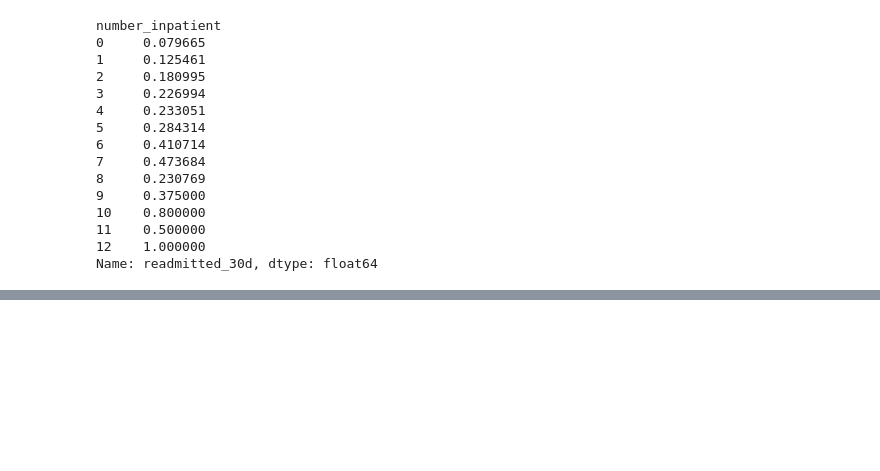
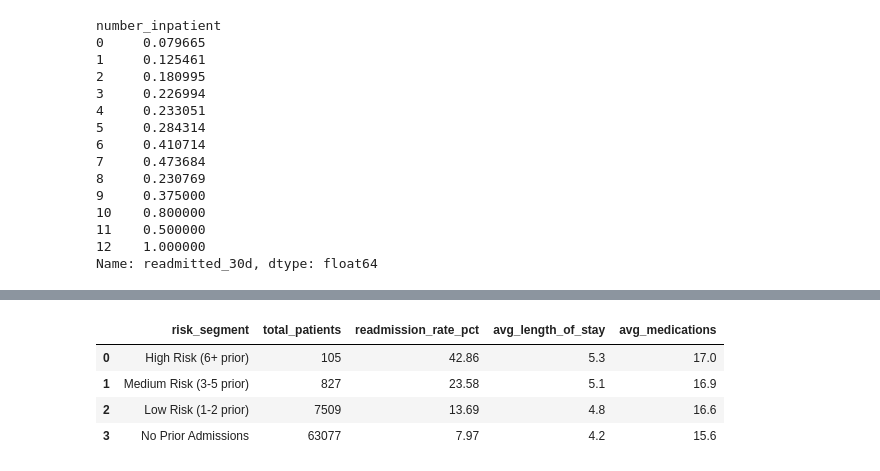
Before and after one commit to Kavya132003/hospital-readmission-analysis, a Jupyter notebook: notebooks/02_eda.ipynb.ipynb, the cells around one changed output, grey strips where cells are left out. Drawn from its saved outputs; the diff is of its cells as text; code cells hidden in the pictures; blank space fills up the shorter version.

```diff
--- a/notebooks/02_eda.ipynb.ipynb
+++ b/notebooks/02_eda.ipynb.ipynb
@@ -85,0 +230,31 @@ Name: readmitted_30d, dtype: float64
+# %%
+#Query 4: CTE — compare high-risk vs low-risk patients (based on prior visits)
+query4 = """
+WITH risk_segments AS (
+    SELECT
+        *,
+        CASE
+            WHEN number_inpatient = 0 THEN 'No Prior Admissions'
+            WHEN number_inpatient BETWEEN 1 AND 2 THEN 'Low Risk (1-2 prior)'
+            WHEN number_inpatient BETWEEN 3 AND 5 THEN 'Medium Risk (3-5 prior)'
+            ELSE 'High Risk (6+ prior)'
+        END AS risk_segment
+    FROM encounters
+)
+SELECT
+    risk_segment,
+    COUNT(*) AS total_patients,
+    ROUND(AVG(readmitted_30d) * 100, 2) AS readmission_rate_pct,
+    ROUND(AVG(time_in_hospital), 1) AS avg_length_of_stay,
+    ROUND(AVG(num_medications), 1) AS avg_medications
+FROM risk_segments
+GROUP BY risk_segment
+ORDER BY readmission_rate_pct DESC;
+"""
+pd.read_sql(query4, conn)
+# %% [output]
+|  | risk_segment | total_patients | readmission_rate_pct | avg_length_of_stay | avg_medications |
+| 0 | High Risk (6+ prior) | 105 | 42.86 | 5.3 | 17.0 |
+| 1 | Medium Risk (3-5 prior) | 827 | 23.58 | 5.1 | 16.9 |
+| 2 | Low Risk (1-2 prior) | 7509 | 13.69 | 4.8 | 16.6 |
+| 3 | No Prior Admissions | 63077 | 7.97 | 4.2 | 15.6 |
```
Also changed, not shown: parts of 8 cells of this notebook, 1 other file.
